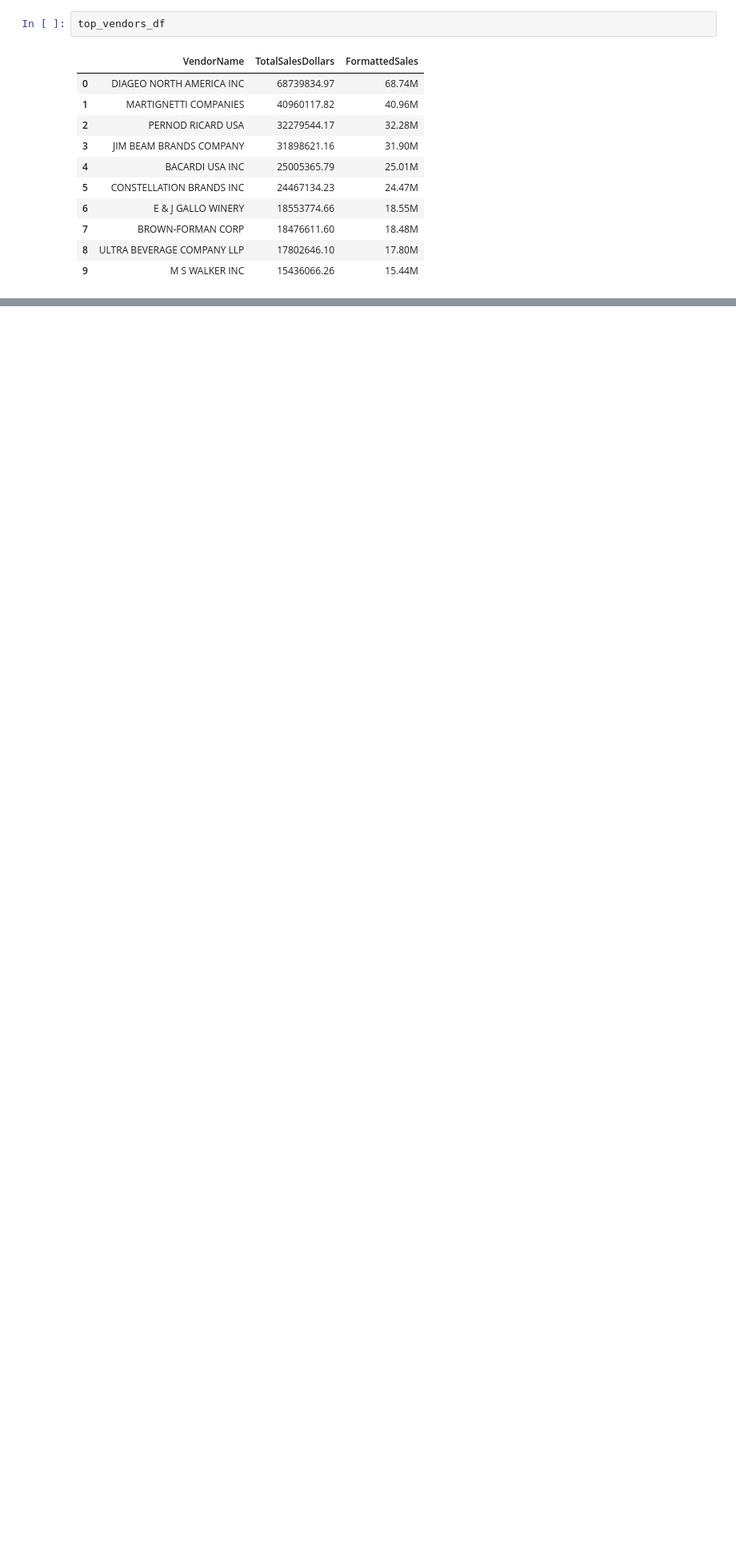
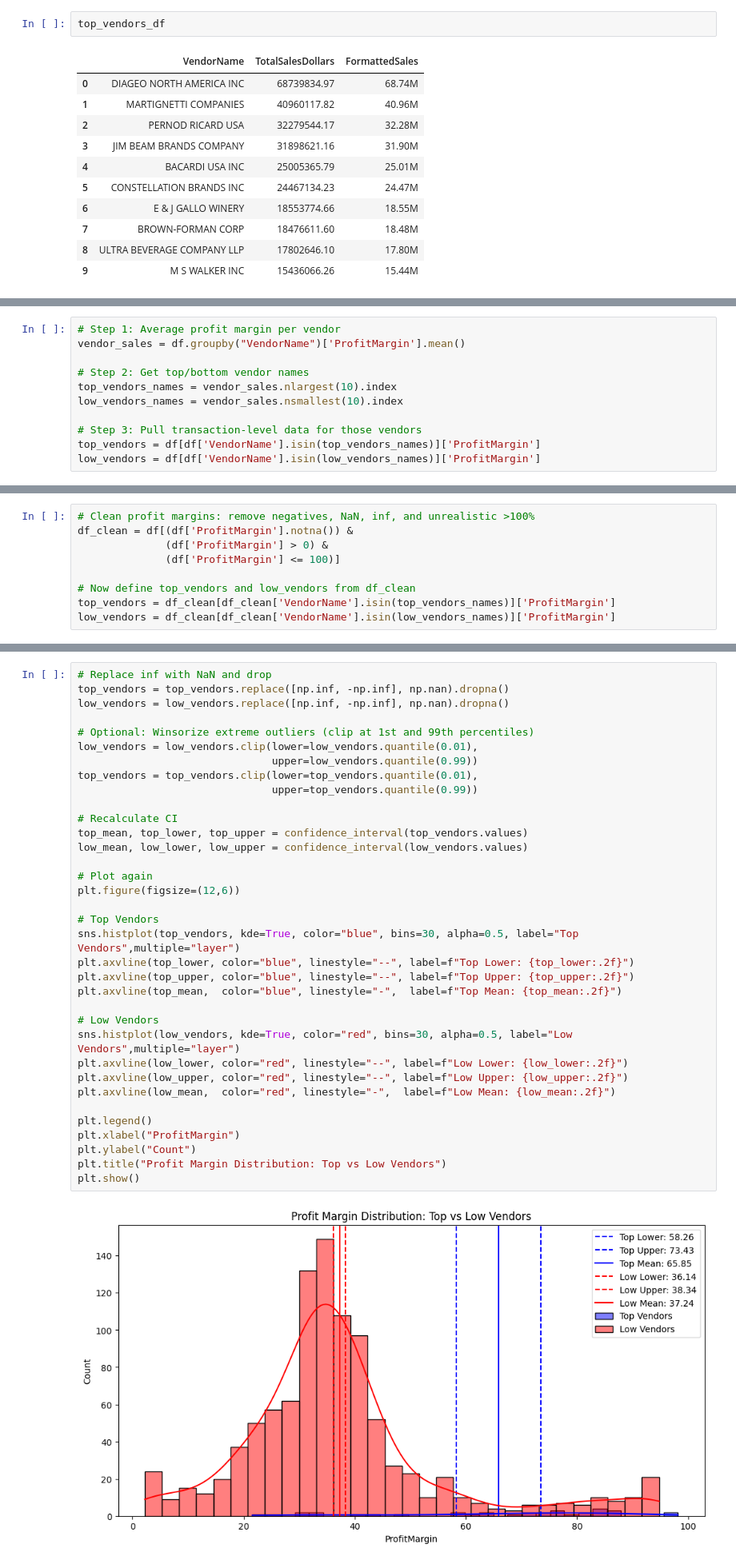
Before and after one commit to LuffyXoro/MERCHANT-Data-Analytics, a Jupyter notebook: performance_analysis.ipynb, the cells around one changed output, grey strips where cells are left out. Shown: that part at 80% size. Cells and saved outputs as stored; diff of their text form; blank space fills up the shorter version.

```diff
--- a/performance_analysis.ipynb
+++ b/performance_analysis.ipynb
@@ -243,0 +276,11 @@ plt.show()
+# %%
+# Step 1: Average profit margin per vendor
+vendor_sales = df.groupby("VendorName")['ProfitMargin'].mean()
+
+# Step 2: Get top/bottom vendor names
+top_vendors_names = vendor_sales.nlargest(10).index
+low_vendors_names = vendor_sales.nsmallest(10).index
+
+# Step 3: Pull transaction-level data for those vendors
+top_vendors = df[df['VendorName'].isin(top_vendors_names)]['ProfitMargin']
+low_vendors = df[df['VendorName'].isin(low_vendors_names)]['ProfitMargin']
@@ -243,0 +331,9 @@ plt.show()
+# %%
+# Clean profit margins: remove negatives, NaN, inf, and unrealistic >100%
+df_clean = df[(df['ProfitMargin'].notna()) &
+              (df['ProfitMargin'] > 0) &
+              (df['ProfitMargin'] <= 100)]
+
+# Now define top_vendors and low_vendors from df_clean
+top_vendors = df_clean[df_clean['VendorName'].isin(top_vendors_names)]['ProfitMargin']
+low_vendors = df_clean[df_clean['VendorName'].isin(low_vendors_names)]['ProfitMargin']
@@ -243,0 +377,37 @@ plt.show()
+# %%
+# Replace inf with NaN and drop
+top_vendors = top_vendors.replace([np.inf, -np.inf], np.nan).dropna()
+low_vendors = low_vendors.replace([np.inf, -np.inf], np.nan).dropna()
+
+# Optional: Winsorize extreme outliers (clip at 1st and 99th percentiles)
+low_vendors = low_vendors.clip(lower=low_vendors.quantile(0.01),
+                               upper=low_vendors.quantile(0.99))
+top_vendors = top_vendors.clip(lower=top_vendors.quantile(0.01),
+                               upper=top_vendors.quantile(0.99))
+
+# Recalculate CI
+top_mean, top_lower, top_upper = confidence_interval(top_vendors.values)
+low_mean, low_lower, low_upper = confidence_interval(low_vendors.values)
+
+# Plot again
+plt.figure(figsize=(12,6))
+
+# Top Vendors
+sns.histplot(top_vendors, kde=True, color="blue", bins=30, alpha=0.5, label="Top Vendors",multiple="layer")
+plt.axvline(top_lower, color="blue", linestyle="--", label=f"Top Lower: {top_lower:.2f}")
+plt.axvline(top_upper, color="blue", linestyle="--", label=f"Top Upper: {top_upper:.2f}")
+plt.axvline(top_mean,  color="blue", linestyle="-",  label=f"Top Mean: {top_mean:.2f}")
+
+# Low Vendors
+sns.histplot(low_vendors, kde=True, color="red", bins=30, alpha=0.5, label="Low Vendors",multiple="layer")
+plt.axvline(low_lower, color="red", linestyle="--", label=f"Low Lower: {low_lower:.2f}")
+plt.axvline(low_upper, color="red", linestyle="--", label=f"Low Upper: {low_upper:.2f}")
+plt.axvline(low_mean,  color="red", linestyle="-",  label=f"Low Mean: {low_mean:.2f}")
+
+plt.legend()
+plt.xlabel("ProfitMargin")
+plt.ylabel("Count")
+plt.title("Profit Margin Distribution: Top vs Low Vendors")
+plt.show()
+# %% [output]
+[figure, added]
```
Also changed, not shown: parts of 12 cells of this notebook.
